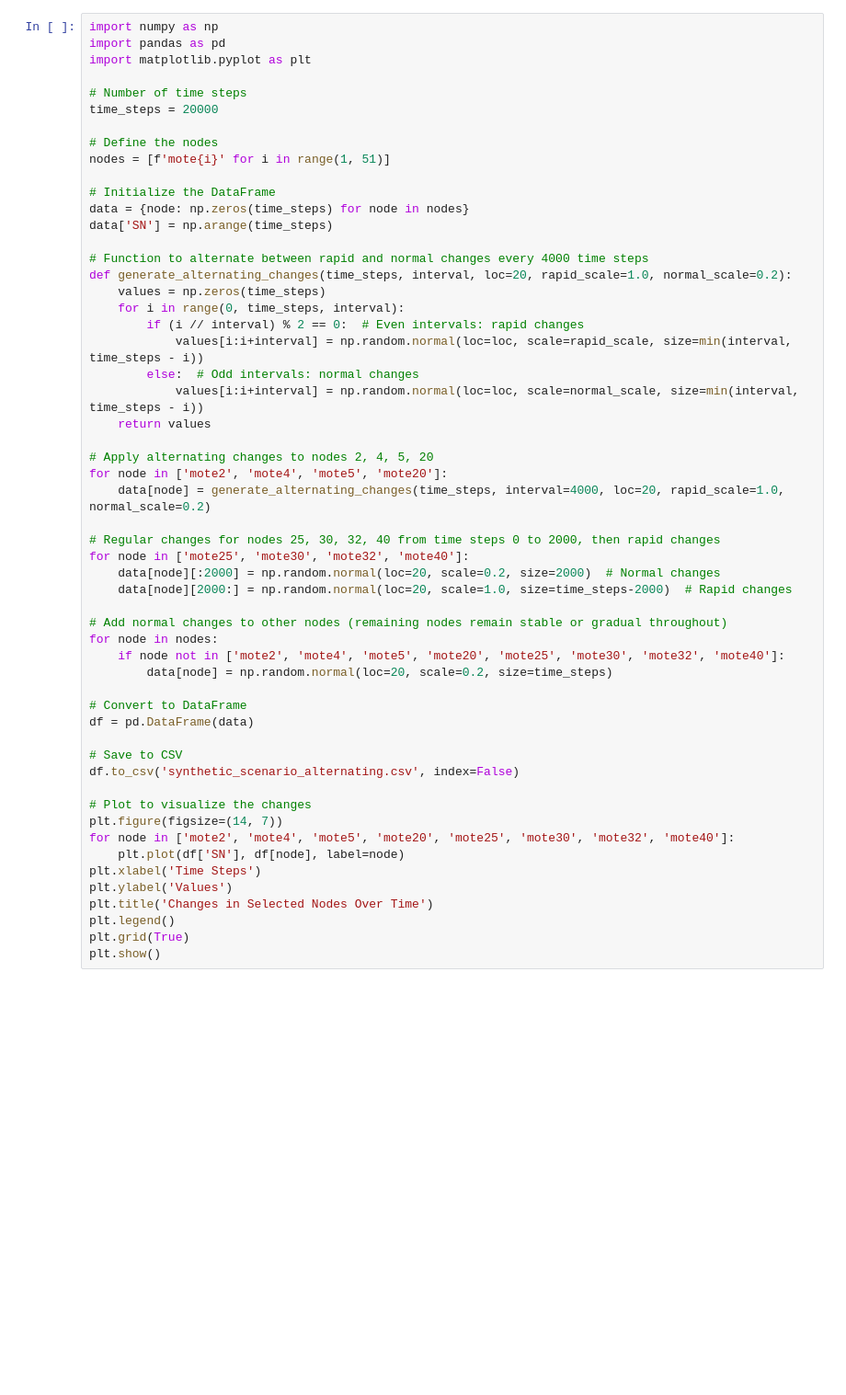
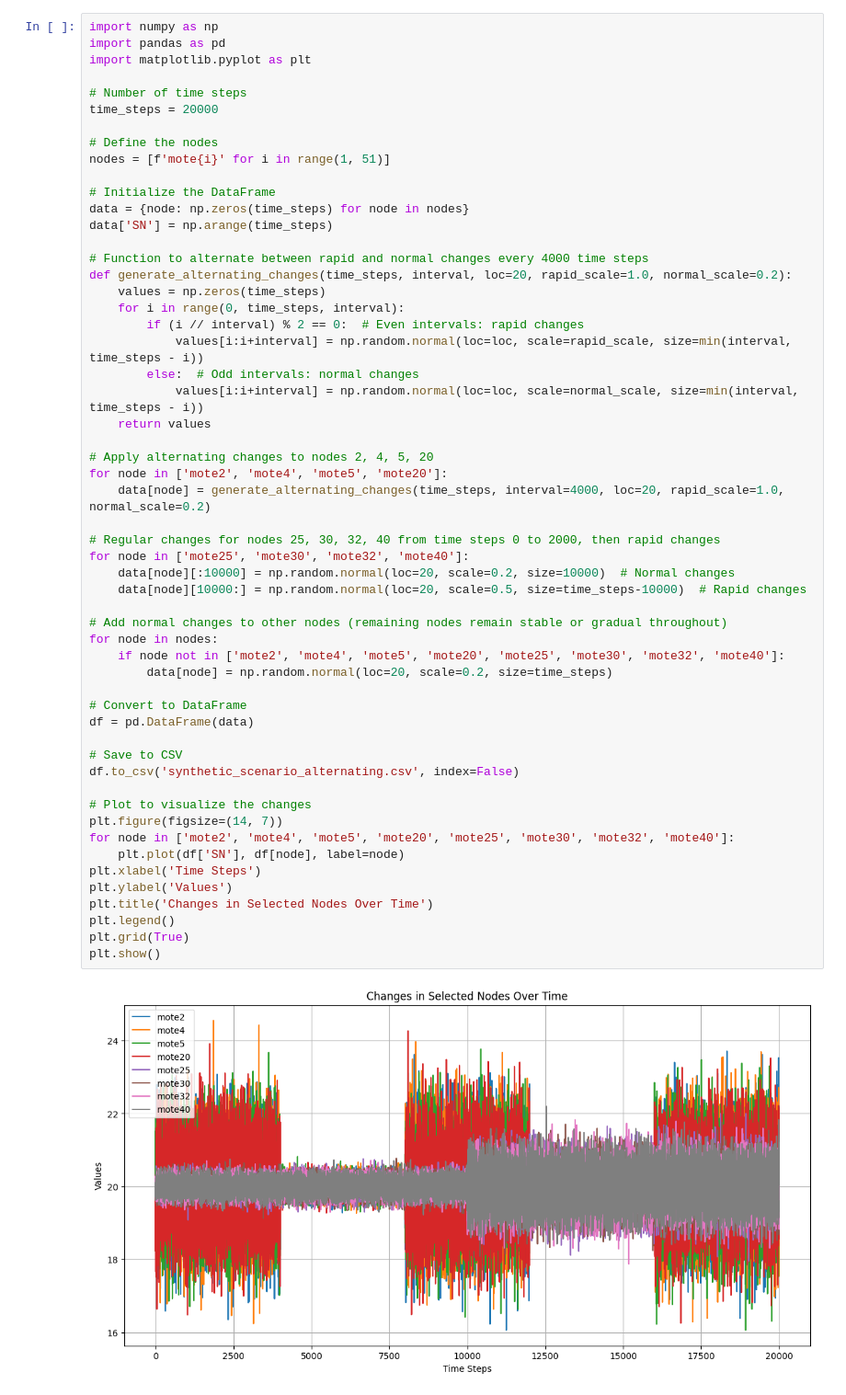
Before and after one commit to sokistar24/wakeupradio, a Jupyter notebook: Sensor_data_simulation_scenario.ipynb, the cells around one changed output. Shown at 92% size. Drawn from its saved outputs; the diff is of its cells as text; blank space fills up the shorter version.

```diff
--- a/Sensor_data_simulation_scenario.ipynb
+++ b/Sensor_data_simulation_scenario.ipynb
@@ -117,32 +183,34 @@ def generate_alternating_changes(time_steps, interval, loc=20, rapid_scale=1.0,
     return values
 
 # Apply alternating changes to nodes 2, 4, 5, 20
 for node in ['mote2', 'mote4', 'mote5', 'mote20']:
     data[node] = generate_alternating_changes(time_steps, interval=4000, loc=20, rapid_scale=1.0, normal_scale=0.2)
 
 # Regular changes for nodes 25, 30, 32, 40 from time steps 0 to 2000, then rapid changes
 for node in ['mote25', 'mote30', 'mote32', 'mote40']:
-    data[node][:2000] = np.random.normal(loc=20, scale=0.2, size=2000)  # Normal changes
-    data[node][2000:] = np.random.normal(loc=20, scale=1.0, size=time_steps-2000)  # Rapid changes
+    data[node][:10000] = np.random.normal(loc=20, scale=0.2, size=10000)  # Normal changes
+    data[node][10000:] = np.random.normal(loc=20, scale=0.5, size=time_steps-10000)  # Rapid changes
 
 # Add normal changes to other nodes (remaining nodes remain stable or gradual throughout)
 for node in nodes:
     if node not in ['mote2', 'mote4', 'mote5', 'mote20', 'mote25', 'mote30', 'mote32', 'mote40']:
         data[node] = np.random.normal(loc=20, scale=0.2, size=time_steps)
 
 # Convert to DataFrame
 df = pd.DataFrame(data)
 
 # Save to CSV
 df.to_csv('synthetic_scenario_alternating.csv', index=False)
 
 # Plot to visualize the changes
 plt.figure(figsize=(14, 7))
 for node in ['mote2', 'mote4', 'mote5', 'mote20', 'mote25', 'mote30', 'mote32', 'mote40']:
     plt.plot(df['SN'], df[node], label=node)
 plt.xlabel('Time Steps')
 plt.ylabel('Values')
 plt.title('Changes in Selected Nodes Over Time')
 plt.legend()
 plt.grid(True)
 plt.show()
+# %% [output]
+[figure, added]
```
Also changed, not shown: parts of 10 cells of this notebook, 4 other files.
